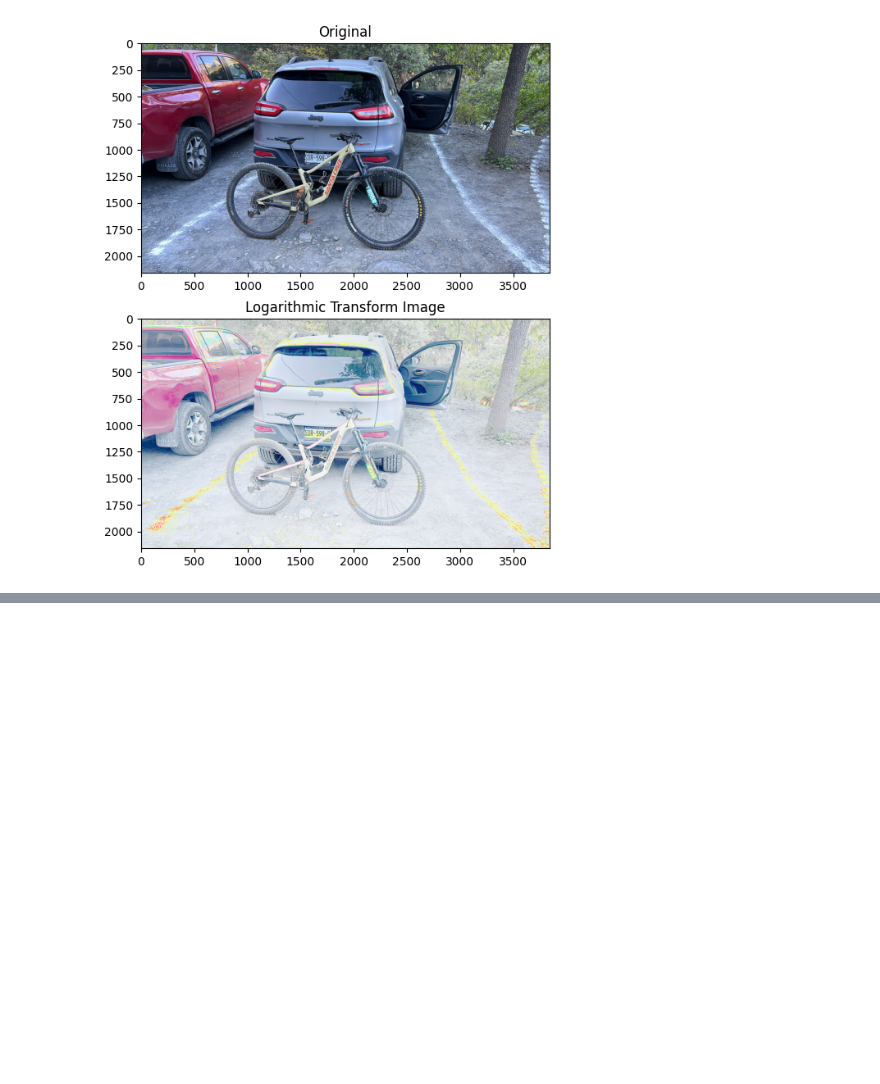
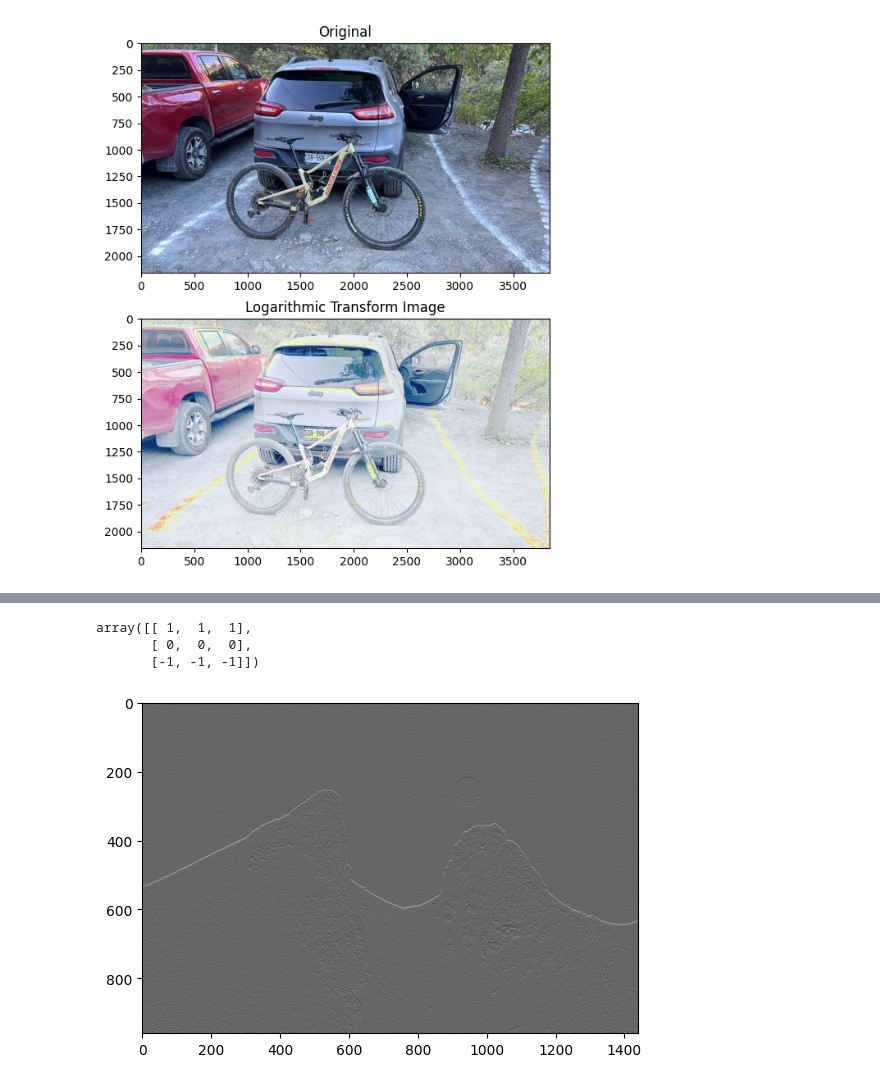
Before and after one commit to emm-gl/Vision, a Jupyter notebook: Vision_Notebook.ipynb, the cells around one changed output, grey strips where cells are left out. Saved outputs shown, nothing was run; the diff lists cells and outputs as text; code cells hidden in the pictures; blank space fills up the shorter version.

```diff
--- a/Vision_Notebook.ipynb
+++ b/Vision_Notebook.ipynb
@@ -188,0 +270,16 @@ plt.show()
+# %%
+#Set the filter:
+
+#Y direction:
+Hy = np.array([[1,1,1],[0,0,0],[-1,-1,-1]])
+Hy
+# %% [output]
+array([[ 1,  1,  1],
+       [ 0,  0,  0],
+       [-1, -1, -1]])
+# %%
+Jy = apply_filter(image, Hy)
+
+C
+# %% [output]
+[figure, added]
```
Also changed, not shown: parts of 13 cells of this notebook.
